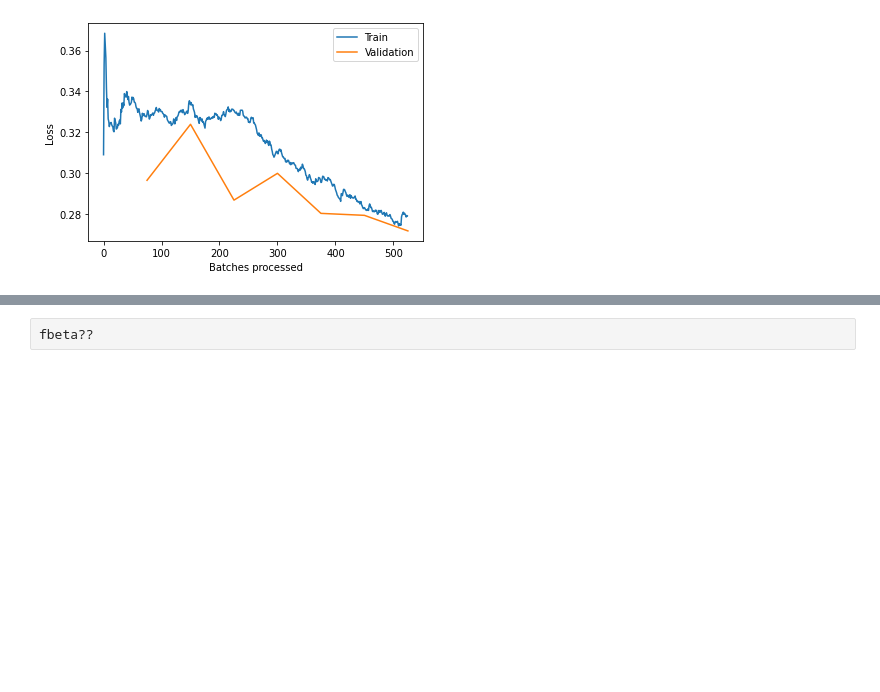
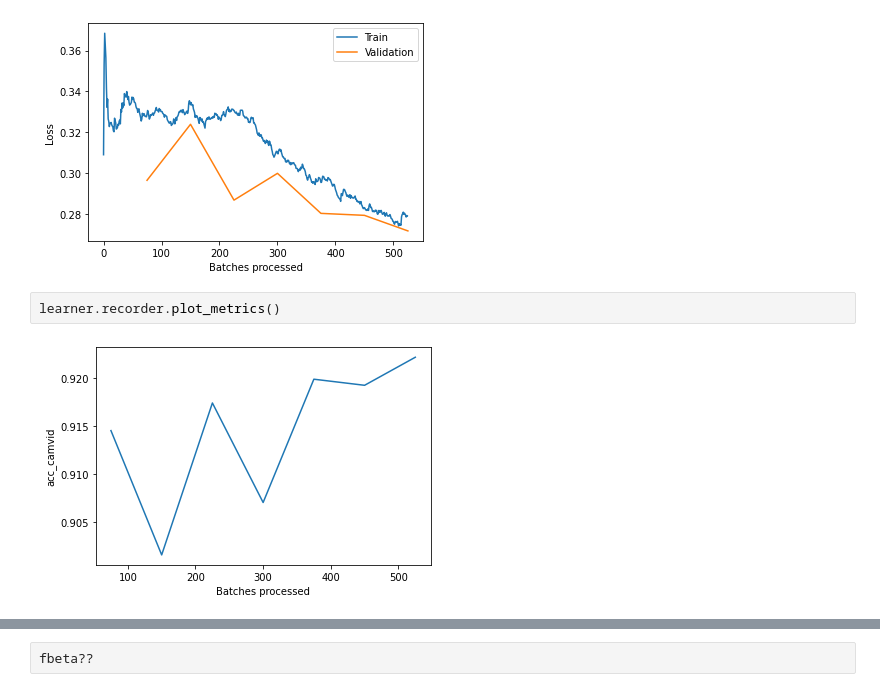
Before and after one commit to patchu-madathil/FastAI, a Jupyter notebook: camvidimagesegmentation.ipynb, the cells around one changed output, grey strips where cells are left out. Saved outputs shown, nothing was run; the diff lists cells and outputs as text; blank space fills up the shorter version.

```diff
--- a/camvidimagesegmentation.ipynb
+++ b/camvidimagesegmentation.ipynb
@@ -174,3 +174,7 @@ learner.fit_one_cycle(7,slice(lrs))
 learner.recorder.plot_losses()
 # %% [output]
 [figure]
+# %%
+learner.recorder.plot_metrics()
+# %% [output]
+[figure, added]
```
Also changed, not shown: parts of 5 cells of this notebook.
